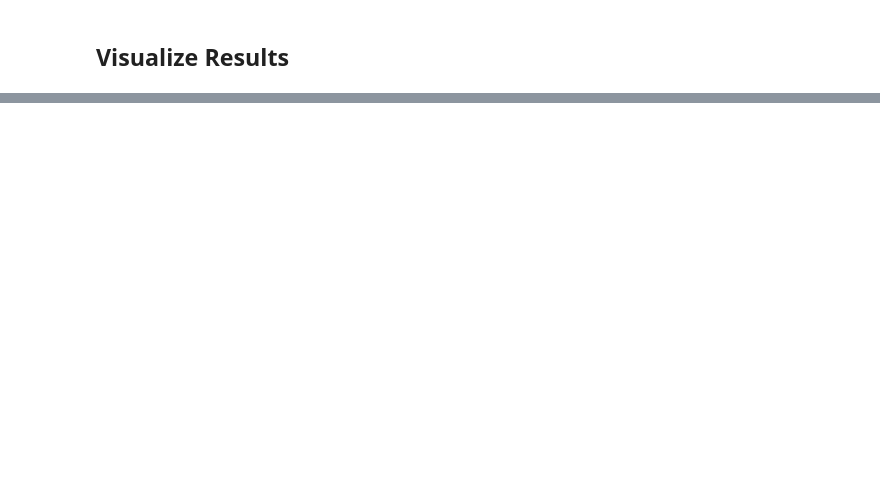
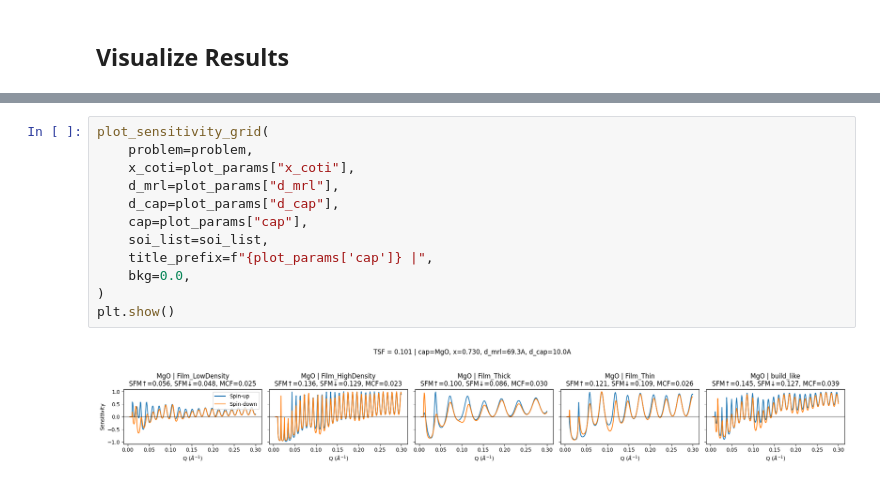
Before and after one commit to majkolla/Optimization-of-Magnetic-Reference-Layer, a Jupyter notebook: src/Notebooks/Solver.ipynb, the cells around one changed output, grey strips where cells are left out. Cells and saved outputs as stored; diff of their text form; blank space fills up the shorter version.

```diff
--- a/src/Notebooks/Solver.ipynb
+++ b/src/Notebooks/Solver.ipynb
@@ -287,0 +549,14 @@ plt.show()
+# %%
+plot_sensitivity_grid(
+    problem=problem,
+    x_coti=plot_params["x_coti"],
+    d_mrl=plot_params["d_mrl"],
+    d_cap=plot_params["d_cap"],
+    cap=plot_params["cap"],
+    soi_list=soi_list,
+    title_prefix=f"{plot_params['cap']} |",
+    bkg=0.0,
+)
+plt.show()
+# %% [output]
+[figure, added]
```
Also changed, not shown: parts of 13 cells of this notebook.
